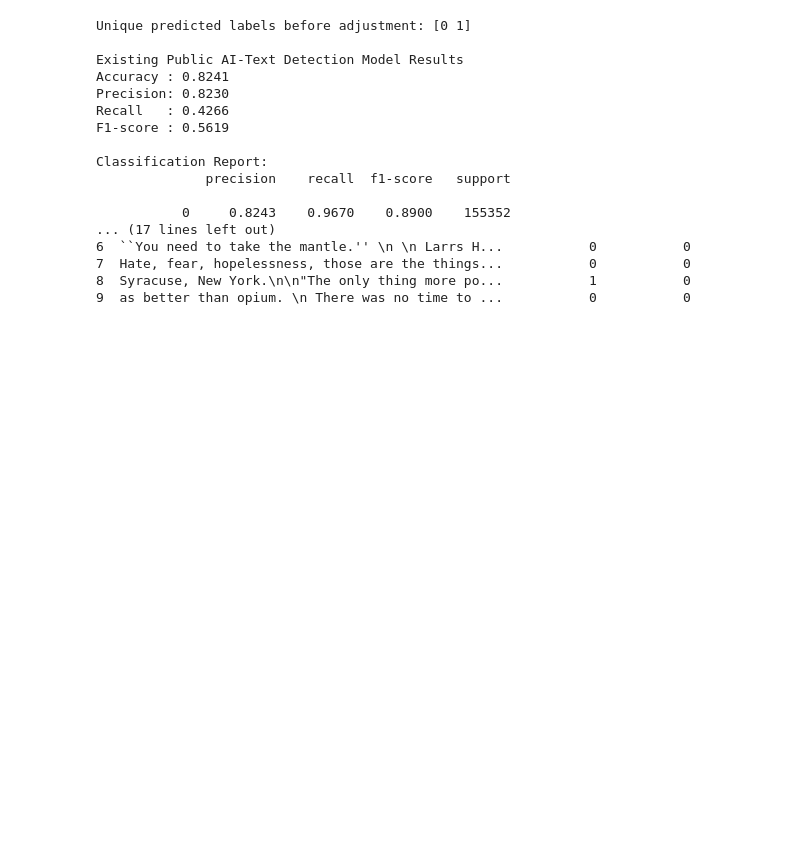
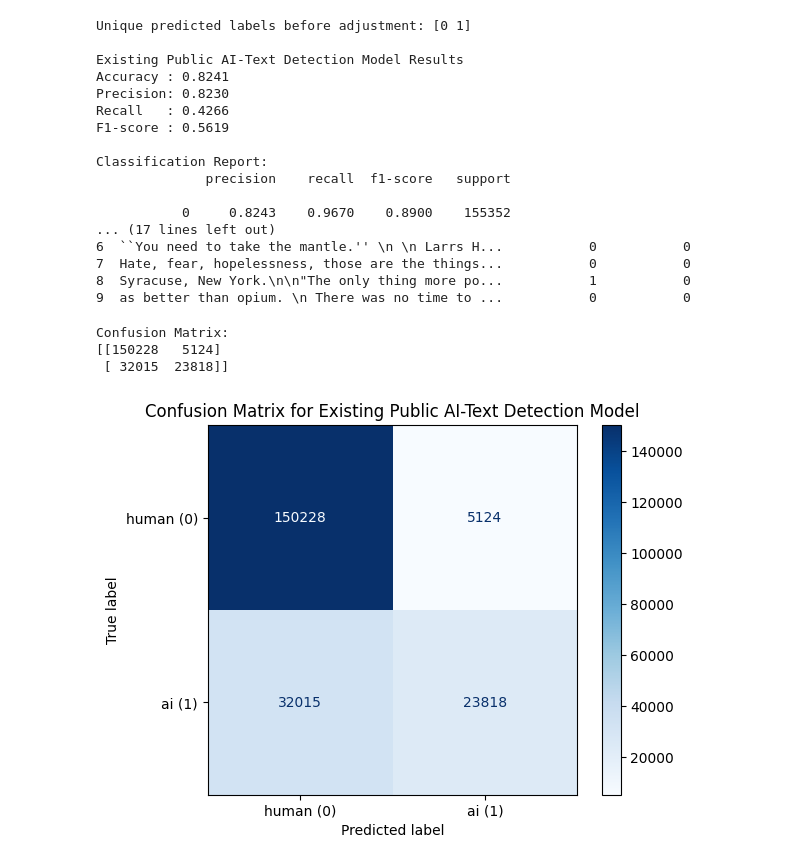
Before and after one commit to Sterling-sxr/comp6713-ass2, a Jupyter notebook: model02_existing_ai_detector/model02_existing_ai_detector.ipynb, the cells around one changed output. Drawn from its saved outputs; the diff is of its cells as text; code cells hidden in the pictures; blank space fills up the shorter version.

Commit message:
add second model matrix

```diff
--- a/model02_existing_ai_detector/model02_existing_ai_detector.ipynb
+++ b/model02_existing_ai_detector/model02_existing_ai_detector.ipynb
@@ -251,3 +251,24 @@ Classification Report:
 7  Hate, fear, hopelessness, those are the things...           0           0
 8  Syracuse, New York.\n\n"The only thing more po...           1           0
 9  as better than opium. \n There was no time to ...           0           0
+# %%
+# =========================
+# 13. Confusion Matrix
+# =========================
+import matplotlib.pyplot as plt
+from sklearn.metrics import confusion_matrix, ConfusionMatrixDisplay
+
+cm = confusion_matrix(y_true, y_pred)
+
+print("\nConfusion Matrix:")
+print(cm)
+
+disp = ConfusionMatrixDisplay(confusion_matrix=cm, display_labels=["human (0)", "ai (1)"])
+disp.plot(cmap="Blues", values_format="d")
+plt.title("Confusion Matrix for Existing Public AI-Text Detection Model")
+plt.show()
+# %% [output]
+Confusion Matrix:
+[[150228   5124]
+ [ 32015  23818]]
+[figure, added]
```
